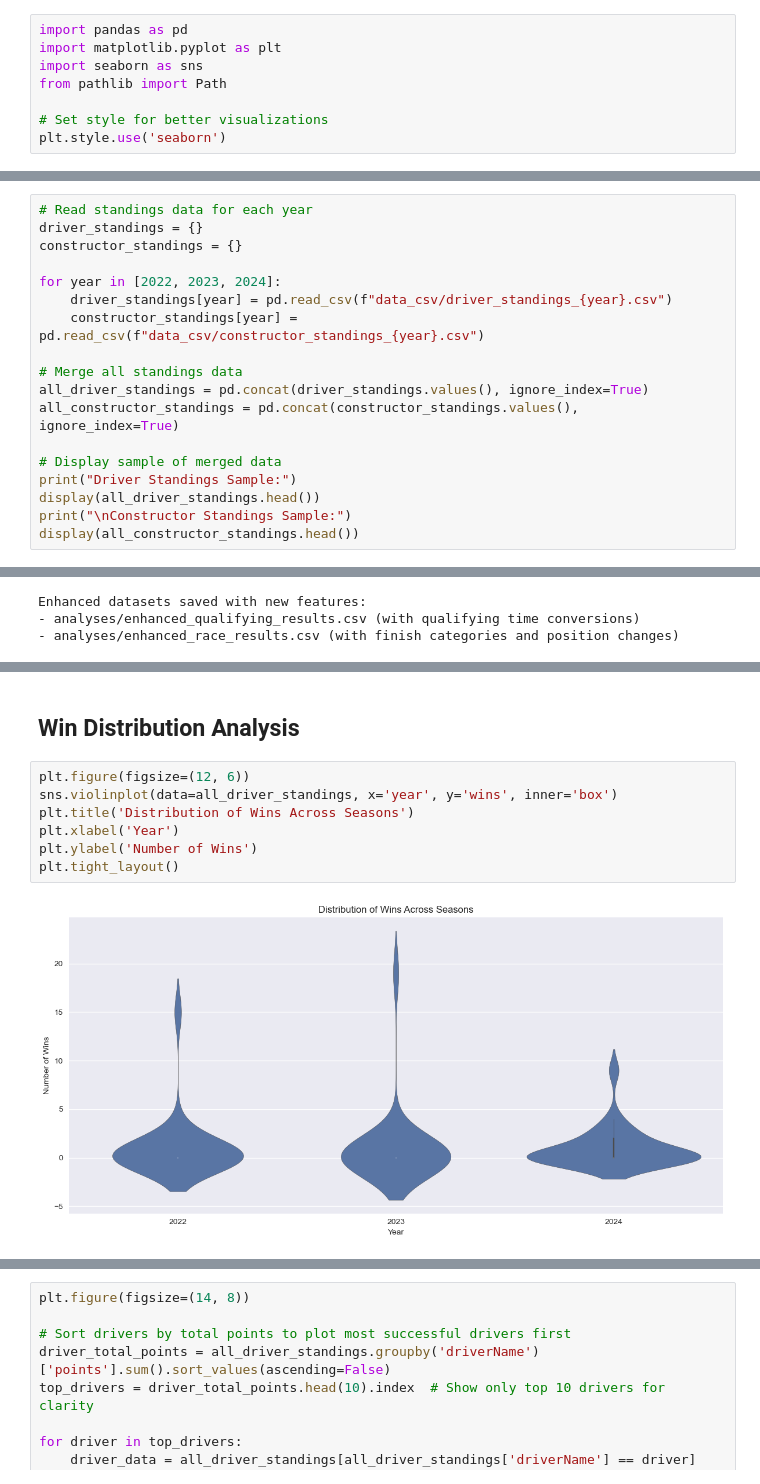
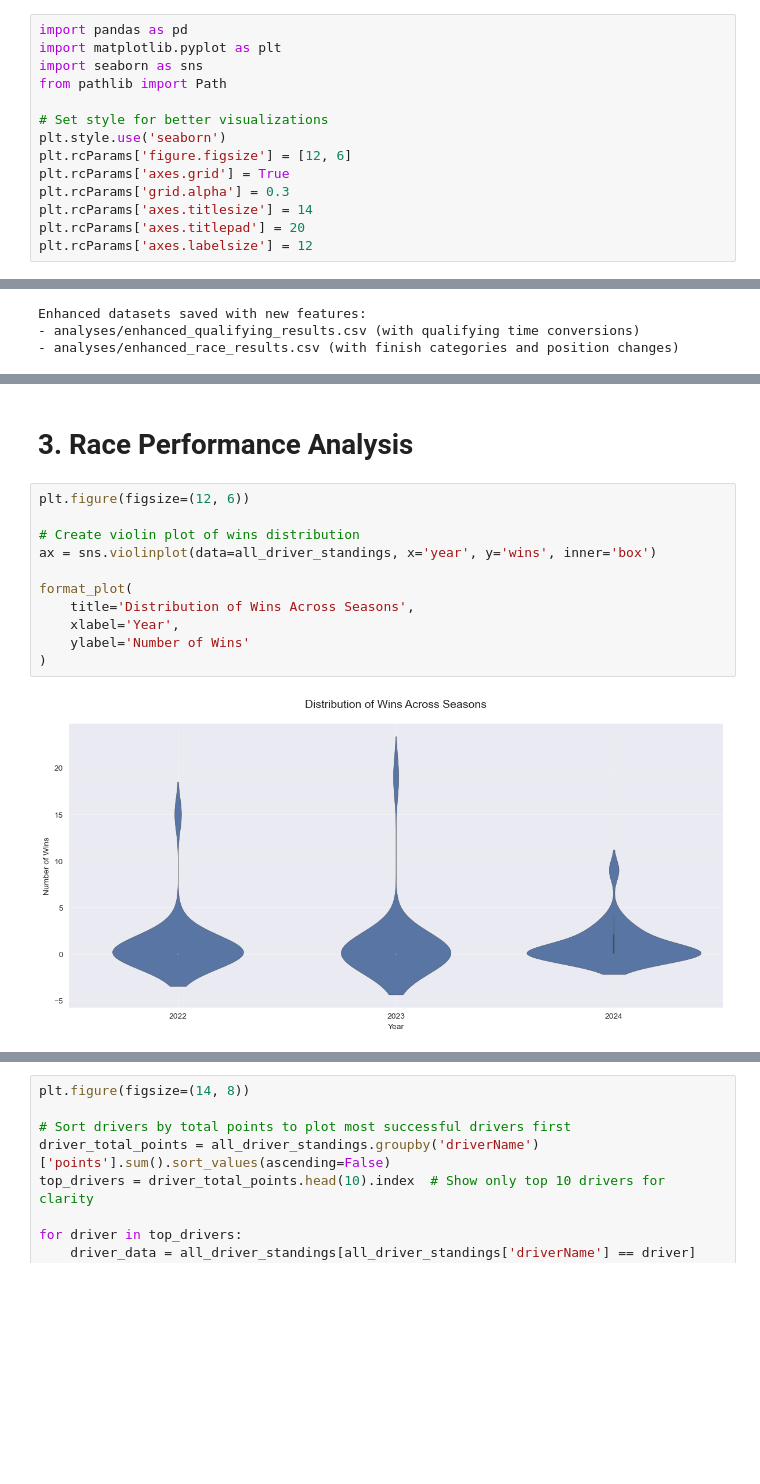
Before and after one commit to FarachaAz/DA-PROJECT, a Jupyter notebook: championships_analysis.ipynb, the cells around one changed output, grey strips where cells are left out. Cells and saved outputs as stored; diff of their text form; blank space fills up the shorter version.

```diff
--- a/championships_analysis.ipynb
+++ b/championships_analysis.ipynb
@@ -65,6 +36,12 @@ from pathlib import Path
 
 # Set style for better visualizations
 plt.style.use('seaborn')
+plt.rcParams['figure.figsize'] = [12, 6]
+plt.rcParams['axes.grid'] = True
+plt.rcParams['grid.alpha'] = 0.3
+plt.rcParams['axes.titlesize'] = 14
+plt.rcParams['axes.titlepad'] = 20
+plt.rcParams['axes.labelsize'] = 12
 # %%
 # Define F1 team colors for 2022-2024
 f1_team_colors = {
@@ -103,18 +94,0 @@ def get_driver_color(driver_name):
-# %%
-# Read standings data for each year
-driver_standings = {}
-constructor_standings = {}
-
-for year in [2022, 2023, 2024]:
-    driver_standings[year] = pd.read_csv(f"data_csv/driver_standings_{year}.csv")
-    constructor_standings[year] = pd.read_csv(f"data_csv/constructor_standings_{year}.csv")
-
-# Merge all standings data
-all_driver_standings = pd.concat(driver_standings.values(), ignore_index=True)
-all_constructor_standings = pd.concat(constructor_standings.values(), ignore_index=True)
-
-# Display sample of merged data
-print("Driver Standings Sample:")
-display(all_driver_standings.head())
-print("\nConstructor Standings Sample:")
-display(all_constructor_standings.head())
@@ -763,11 +614,15 @@ plt.tight_layout()
-# %% [markdown]
-## Win Distribution Analysis
+# %% [markdown]
+# 3. Race Performance Analysis
 # %%
 plt.figure(figsize=(12, 6))
-sns.violinplot(data=all_driver_standings, x='year', y='wins', inner='box')
-plt.title('Distribution of Wins Across Seasons')
-plt.xlabel('Year')
-plt.ylabel('Number of Wins')
-plt.tight_layout()
+
+# Create violin plot of wins distribution
+ax = sns.violinplot(data=all_driver_standings, x='year', y='wins', inner='box')
+
+format_plot(
+    title='Distribution of Wins Across Seasons',
+    xlabel='Year',
+    ylabel='Number of Wins'
+)
 # %% [output]
-[figure, old version]
+[figure, new version]
```
Also changed, not shown: parts of 439 cells of this notebook, 2 other files.
